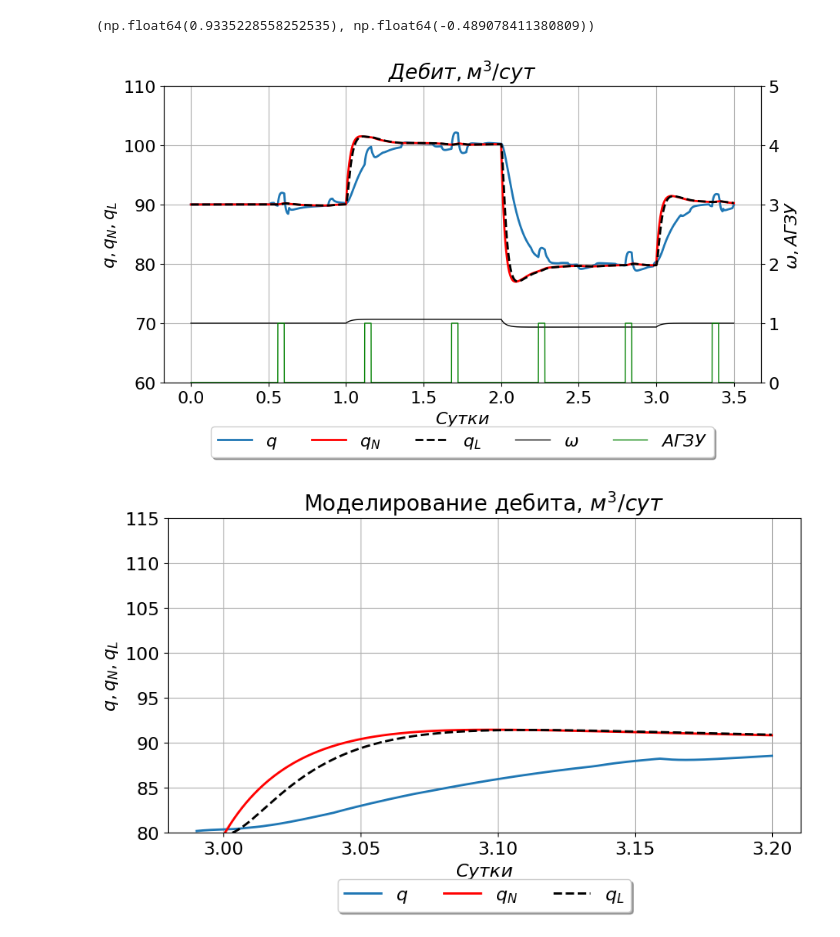
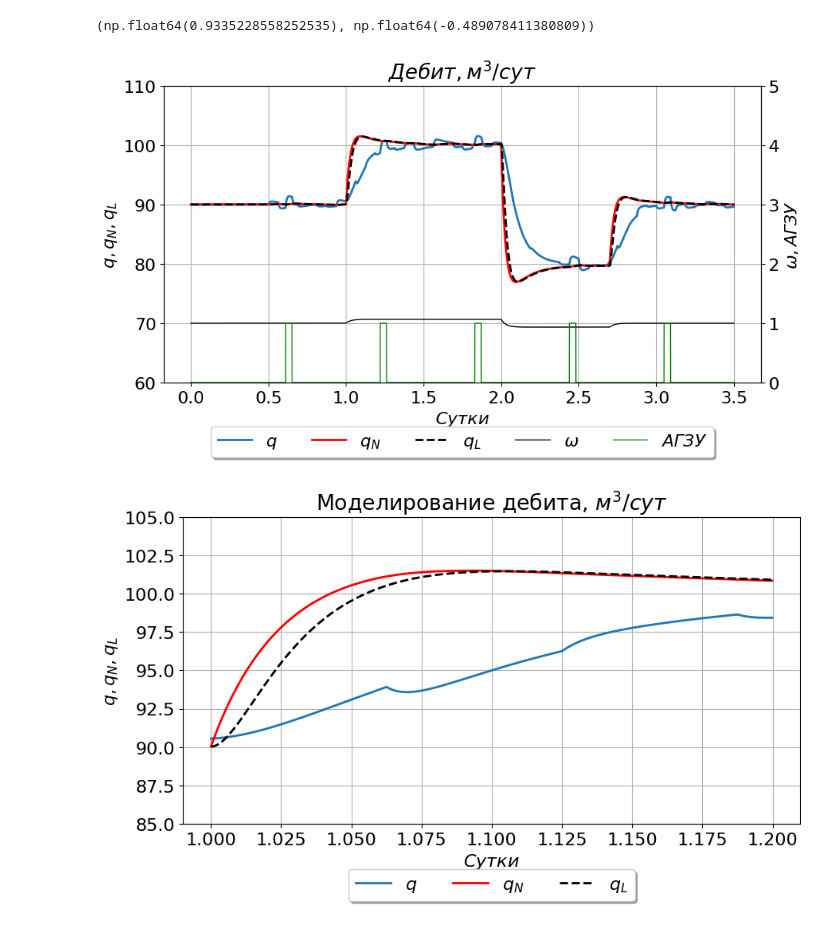
Before and after one commit to IANovoselov/well, a Jupyter notebook: well.ipynb, the cells around one changed output. Drawn from its saved outputs; the diff is of its cells as text; code cells hidden in the pictures.

```diff
--- a/well.ipynb
+++ b/well.ipynb
@@ -214,14 +214,14 @@ class AGZU:
     self.agzu_is_on = False
     self.agzu_timer = 0
 
-  def process(self, _k, dt, p_L_avg):
+  def process(self, _k, dt, p_L_avg, p_L_change_enable):
     # Каждые 12 часов включатся АГЗУ на 1 час
     p_L_rand = None
 
-    if  _k % (5000 + 600) == 0:
+    if  _k % (5500 + 600) == 0:
       self.agzu_is_on = True
       self.agzu_timer = 0
-      p_L_rand = 0.85 * p_L_avg
+      p_L_rand = 0.9 * p_L_avg
 
     if self.agzu_is_on is True:
       self.agzu_timer += 1
@@ -230,7 +230,7 @@ class AGZU:
       self.agzu_is_on = False
       self.agzu_timer = 0
 
-      p_L_rand = random.uniform(0.9 * p_L_avg, 1.1 * p_L_avg)
+      p_L_rand = random.uniform(0.9 * p_L_avg, 1.1 * p_L_avg) if p_L_change_enable else p_L_avg
 
     return p_L_rand
 # %%
@@ -248,6 +248,7 @@ class Well:
 
       self.p_L = self.p_L_rand = p_L
       self.p_L_change_enable = True
+      self.p_L_change = 5000
 
       self.p_1 = self.reservoir.p_R - self.reservoir.r_R * self.q
       self.p_2 = self.reservoir.p_R - self.reservoir.r_2 * self.q
@@ -294,20 +295,20 @@ class Well:
 
         if _k* dt > 0.5:
           if self.agzu.enable:
-              if p_L_agzu := self.agzu.process(_k, dt, p_L):
+              if p_L_agzu := self.agzu.process(_k, dt, p_L, self.p_L_change_enable):
                 self.p_L_rand = p_L_agzu
 
           if self.agzu.agzu_is_on is False and self.p_L_change_enable:
-              p_L_change = random.randint(625, 833)
 
-              if _k % p_L_change == 0:
+              if _k >= self.p_L_change:
                 self.p_L_rand = random.uniform(0.95 * p_L, 1.05 * p_L)
+                self.p_L_change += 625
 
         # Шаг по Эйлеру
         self.p_2 =  self.p_2 + (dt/self.reservoir.T_2)*(self.reservoir.p_R- self.reservoir.r_2*self.q - self.p_2 )
         self.h_4 =  self.h_4 + (dt/self.params.S_t)*(self.q-self.pump.q_N)
         self.q_L =  self.q_L + (dt/self.pump.t_N)*(self.pump.q_N-self.q_L)
-        self.p_L = self.p_L + (dt/(dt*100))*(self.p_L_rand - self.p_L)
+        self.p_L = self.p_L + (dt/(dt*80))*(self.p_L_rand - self.p_L)
 
         self.pump.set_w_by_program(_k * dt, dt)
 
@@ -419,7 +420,7 @@ pump.w = pump._w= 1
 agzu = AGZU()
 agzu.enable = True
 
-w_program = {1: 1.065556, 2: 0.9335, 3: 1}
+w_program = {1: 1.065556, 2: 0.9335, 2.7: 1}
 well = Well(oil, pump, reservoir, well_params, agzu)
 well.p_L_change_enable = True
 well.set_w_program(w_program)
@@ -525,17 +526,17 @@ plot_data = [
 
 build_plot(x, plot_data, '$Дебит, м^3/сут$', y_scale = [Scale(min=60, max=110), Scale(min=0, max=5)])
 # %% [output]
-[figure, old version]
+[figure, new version]
 # %%
 plot_data = [
              (PlotData(df['q'], '', 2, 'q'),
               PlotData(df['q_N'], 'r', 2, 'q_N'),
               PlotData(df['q_L'], 'k--', 2, 'q_L')),
             ]
 
-build_plot(x, plot_data, 'Моделирование дебита, $м^3/сут$', y_scale = [Scale(min=80, max=115)], x_scale=Scale(min=2.99, max=3.2))
+build_plot(x, plot_data, 'Моделирование дебита, $м^3/сут$', y_scale = [Scale(min=85, max=105)], x_scale=Scale(min=1, max=1.2))
 # %% [output]
-[figure, old version]
+[figure, new version]
 # %%
 plot_data = [
              (PlotData(df['p_3'], '', 2, 'p(3)'),
```
Also changed, not shown: parts of 14 cells of this notebook.
